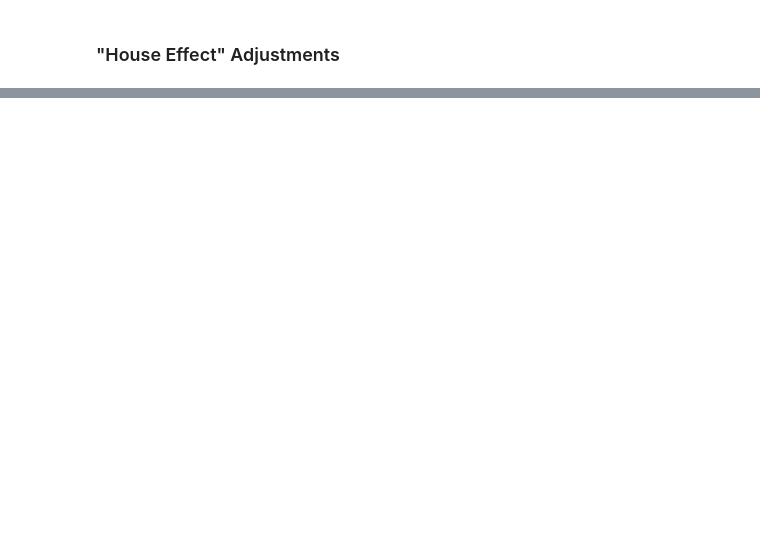
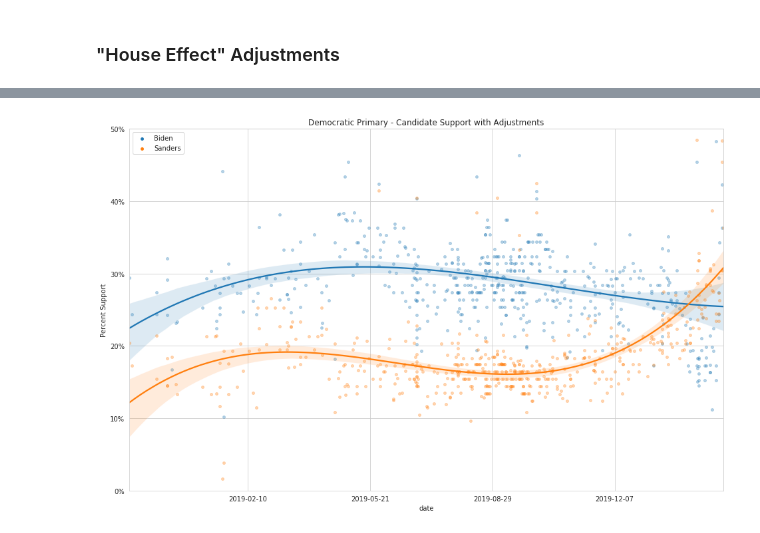
Before and after one commit to amvinson234/Polling2020, a Jupyter notebook: dem_primary.ipynb, the cells around one changed output, grey strips where cells are left out. Saved outputs shown, nothing was run; the diff lists cells and outputs as text; code cells hidden in the pictures; blank space fills up the shorter version.

```diff
--- a/dem_primary.ipynb
+++ b/dem_primary.ipynb
@@ -283,13 +340,13 @@ Then, can average the difference for a particular pollster, for a particular pop
 # %%
 X = data_clean_prep
 # %%
-forest_model_butt.fit(X,y_butt)
-forest_model_warren.fit(X,y_warren)
+#forest_model_butt.fit(X,y_butt)
+#forest_model_warren.fit(X,y_warren)
 forest_model_biden.fit(X,y_biden)
 forest_model_sanders.fit(X,y_sanders)
 
-butt_preds = forest_model_butt.predict(X)
-warren_preds = forest_model_warren.predict(X)
+#butt_preds = forest_model_butt.predict(X)
+#warren_preds = forest_model_warren.predict(X)
 biden_preds = forest_model_biden.predict(X)
 sanders_preds = forest_model_sanders.predict(X)
 # %%
@@ -305,7 +362,7 @@ warren_preds_dates = forest_model_warren_dates.predict(X_dates)
 biden_preds_dates = forest_model_biden_dates.predict(X_dates)
 sanders_preds_dates = forest_model_sanders_dates.predict(X_dates)
 # %%
-data_clean_drop['prediction_diff-Buttigieg'] = butt_preds - butt_preds_dates
-data_clean_drop['prediction_diff-Warren'] = warren_preds - warren_preds_dates
+#data_clean_drop['prediction_diff-Buttigieg'] = butt_preds - butt_preds_dates
+#data_clean_drop['prediction_diff-Warren'] = warren_preds - warren_preds_dates
 data_clean_drop['prediction_diff-Biden'] = biden_preds - biden_preds_dates
 data_clean_drop['prediction_diff-Sanders'] = sanders_preds - sanders_preds_dates
@@ -323,5 +409,5 @@ for pollster in data_clean_drop.pollster.unique():
 # %%
-data_clean_drop['pollster_Buttigieg_bias'] = data_clean_drop.index
-data_clean_drop['pollster_Warren_bias'] = data_clean_drop.index
+#data_clean_drop['pollster_Buttigieg_bias'] = data_clean_drop.index
+#data_clean_drop['pollster_Warren_bias'] = data_clean_drop.index
 data_clean_drop['pollster_Biden_bias'] = data_clean_drop.index
 data_clean_drop['pollster_Sanders_bias'] = data_clean_drop.index
@@ -341,5 +454,5 @@ data_clean_drop.pollster_Buttigieg_bias.head()
 # %%
-data_clean_drop['Buttigieg_adj'] = data_clean_drop['Buttigieg-pct'] - data_clean_drop['pollster_Buttigieg_bias']
-data_clean_drop['Warren_adj'] = data_clean_drop['Warren-pct'] - data_clean_drop['pollster_Warren_bias']
+#data_clean_drop['Buttigieg_adj'] = data_clean_drop['Buttigieg-pct'] - data_clean_drop['pollster_Buttigieg_bias']
+#data_clean_drop['Warren_adj'] = data_clean_drop['Warren-pct'] - data_clean_drop['pollster_Warren_bias']
 data_clean_drop['Biden_adj'] = data_clean_drop['Biden-pct'] - data_clean_drop['pollster_Biden_bias']
 data_clean_drop['Sanders_adj'] = data_clean_drop['Sanders-pct'] - data_clean_drop['pollster_Sanders_bias']
@@ -346,34 +470,36 @@ data_clean_drop['Sanders_adj'] = data_clean_drop['Sanders-pct'] - data_clean_dro
 # %%
 %matplotlib inline
 plt.figure(figsize=(16,10))
 deg_order =20
 
-sns.regplot(x ='date_ordinal', y = data_clean_drop['Buttigieg_adj'], data = data_clean_drop, order = deg_order, truncate = True, scatter_kws={'s':15, 'alpha': 0.3}, label = "Buttigieg",color = 'blue')
-sns.regplot(x ='date_ordinal', y = data_clean_drop['Biden_adj'], data = data_clean_drop, order = deg_order, truncate = True, scatter_kws={'s':15, 'alpha': 0.3}, label = "Biden", color = 'green')
-sns.regplot(x ='date_ordinal', y = data_clean_drop['Sanders_adj'], data = data_clean_drop, order = deg_order, truncate = True, scatter_kws={'s':15, 'alpha': 0.3}, label = "Sanders",color='red')
-sns.regplot(x ='date_ordinal', y = data_clean_drop['Warren_adj'], data = data_clean_drop, order = deg_order, truncate = True, scatter_kws={'s':15, 'alpha': 0.3}, label = "Warren",color = (0.0,1,0.0))
+#sns.regplot(x ='date_ordinal', y = data_clean_drop['Buttigieg_adj'], data = data_clean_drop, order = deg_order, truncate = True, scatter_kws={'s':15, 'alpha': 0.3}, label = "Buttigieg",color = 'blue')
+sns.regplot(x ='date_ordinal', y = data_clean_drop['Biden_adj'], data = data_clean_drop, order = deg_order, truncate = True, scatter_kws={'s':15, 'alpha': 0.3}, label = "Biden")
+sns.regplot(x ='date_ordinal', y = data_clean_drop['Sanders_adj'], data = data_clean_drop, order = deg_order, truncate = True, scatter_kws={'s':15, 'alpha': 0.3}, label = "Sanders")
+#sns.regplot(x ='date_ordinal', y = data_clean_drop['Warren_adj'], data = data_clean_drop, order = deg_order, truncate = True, scatter_kws={'s':15, 'alpha': 0.3}, label = "Warren",color = (0.0,1,0.0))
 
 
 
 plt.legend()
 plt.xlabel('date')
 plt.xlim(data_clean_drop['date_ordinal'].min() - 1, data_clean_drop['date_ordinal'].max() + 1)#new_labels = [datetime.date.fromordinal(int(item)) for item in plt.xticks()]
 
 xticks = np.array(plt.xticks())
 new_labels = [datetime.date.fromordinal(int(item)) for item in xticks[0]]
 plt.xticks(new_labels,new_labels)
 plt.xlim(data_clean_drop['start_date'].min(),data_clean_drop['start_date'].max())
 
 plt.ylabel('Percent Support')
 plt.ylim(0,50)
 yticks = np.array(plt.yticks())
 new_labels = [str(int(item)) + '%' for item in yticks[0]]
 plt.yticks(yticks[0],new_labels)
 
 plt.title('Democratic Primary - Candidate Support with Adjustments')
 
 
 leg = plt.legend()
 for lh in leg.legendHandles:
     lh.set_alpha(1)
+# %% [output]
+[figure, added]
 # %%
```
Also changed, not shown: parts of 24 cells of this notebook.
